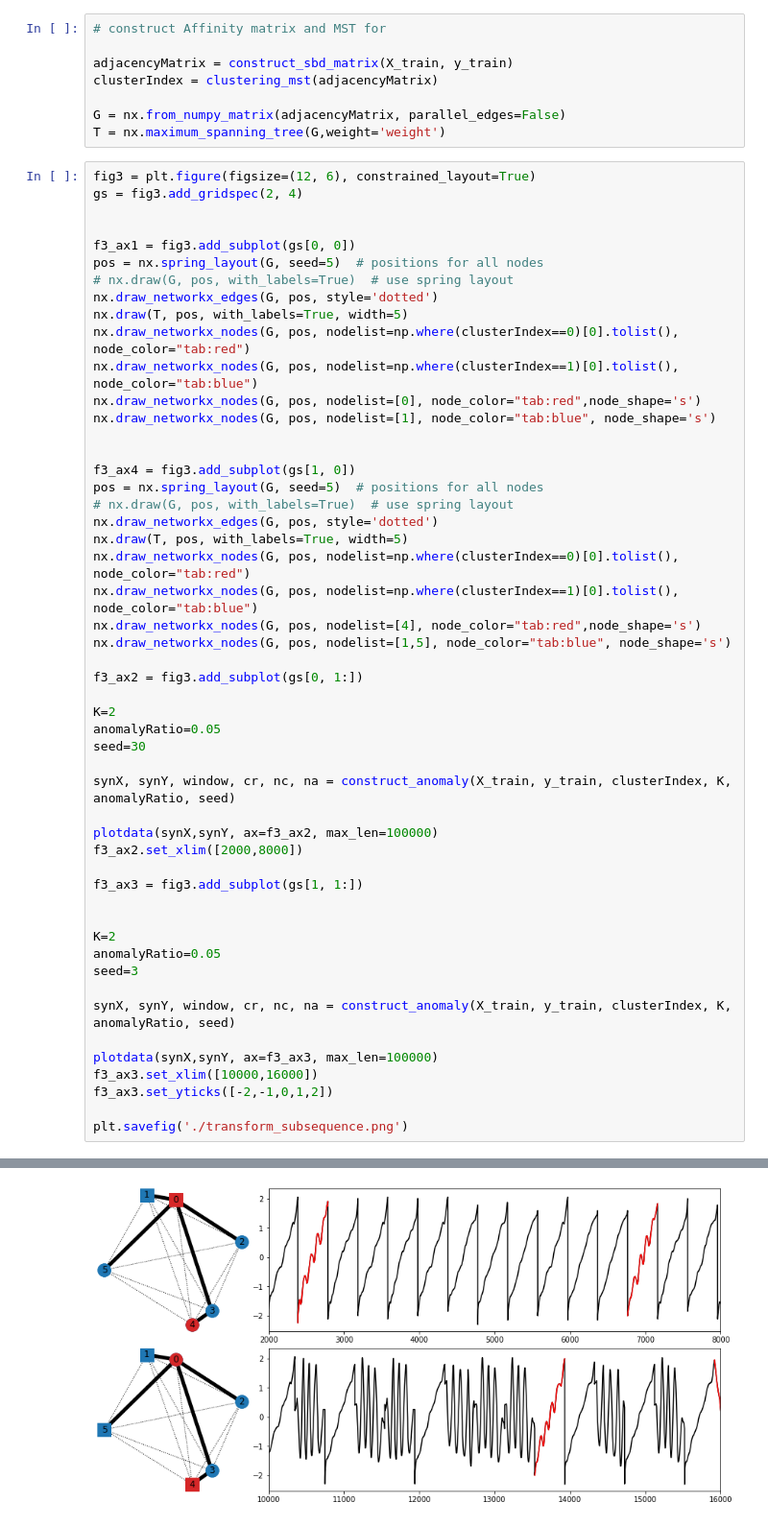
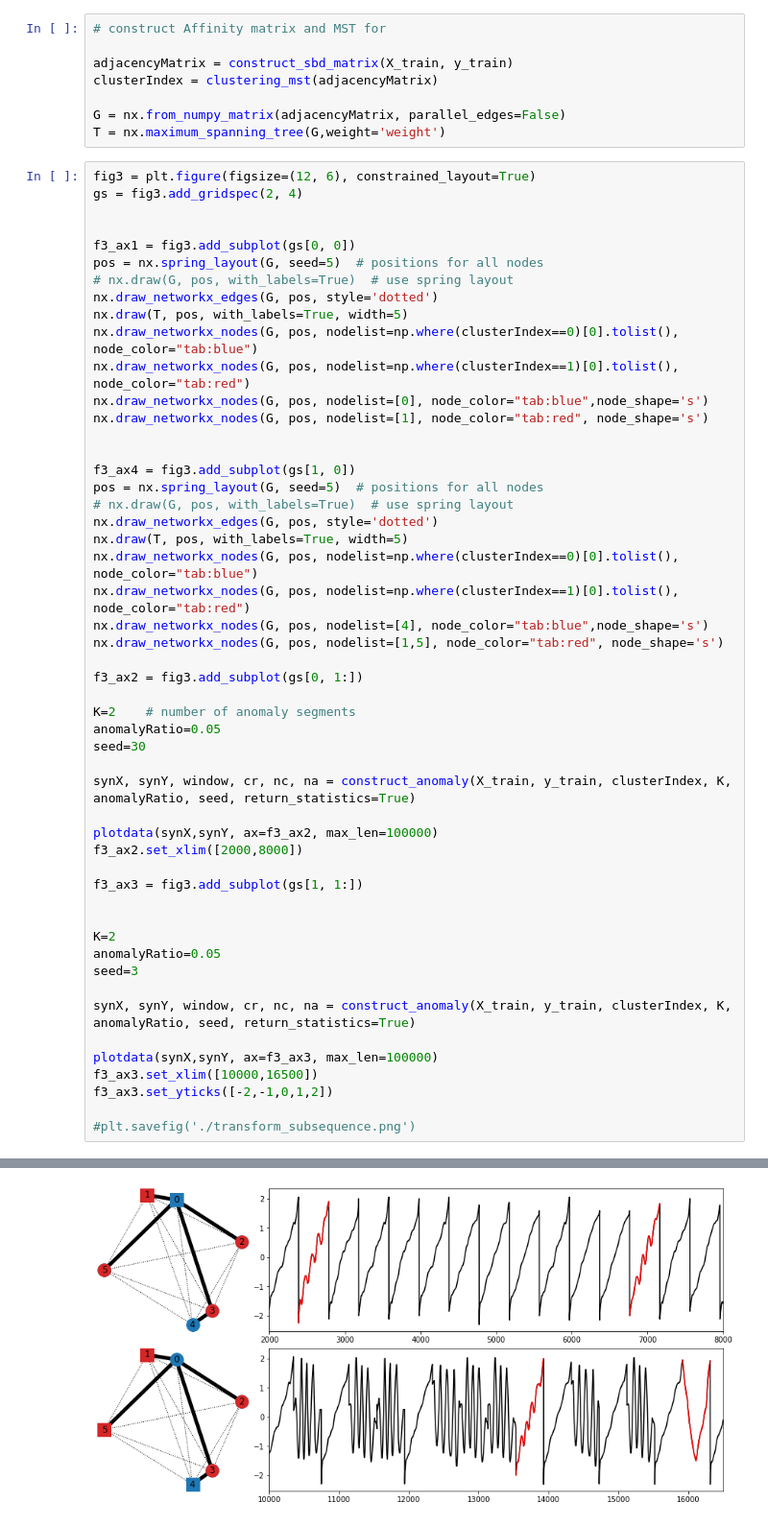
Before and after one commit to TheDatumOrg/TSB-UAD, a Jupyter notebook: test_artificialConstruction.ipynb, the cells around one changed output, grey strips where cells are left out. Shown at 96% size. Saved outputs shown, nothing was run; the diff lists cells and outputs as text.

```diff
--- a/test_artificialConstruction.ipynb
+++ b/test_artificialConstruction.ipynb
@@ -34,10 +34,10 @@ pos = nx.spring_layout(G, seed=5)  # positions for all nodes
 # nx.draw(G, pos, with_labels=True)  # use spring layout
 nx.draw_networkx_edges(G, pos, style='dotted')
 nx.draw(T, pos, with_labels=True, width=5)
-nx.draw_networkx_nodes(G, pos, nodelist=np.where(clusterIndex==0)[0].tolist(), node_color="tab:red")
-nx.draw_networkx_nodes(G, pos, nodelist=np.where(clusterIndex==1)[0].tolist(), node_color="tab:blue")
-nx.draw_networkx_nodes(G, pos, nodelist=[0], node_color="tab:red",node_shape='s')
-nx.draw_networkx_nodes(G, pos, nodelist=[1], node_color="tab:blue", node_shape='s')
+nx.draw_networkx_nodes(G, pos, nodelist=np.where(clusterIndex==0)[0].tolist(), node_color="tab:blue")
+nx.draw_networkx_nodes(G, pos, nodelist=np.where(clusterIndex==1)[0].tolist(), node_color="tab:red")
+nx.draw_networkx_nodes(G, pos, nodelist=[0], node_color="tab:blue",node_shape='s')
+nx.draw_networkx_nodes(G, pos, nodelist=[1], node_color="tab:red", node_shape='s')
 
 
 f3_ax4 = fig3.add_subplot(gs[1, 0])
@@ -45,18 +45,18 @@ pos = nx.spring_layout(G, seed=5)  # positions for all nodes
 # nx.draw(G, pos, with_labels=True)  # use spring layout
 nx.draw_networkx_edges(G, pos, style='dotted')
 nx.draw(T, pos, with_labels=True, width=5)
-nx.draw_networkx_nodes(G, pos, nodelist=np.where(clusterIndex==0)[0].tolist(), node_color="tab:red")
-nx.draw_networkx_nodes(G, pos, nodelist=np.where(clusterIndex==1)[0].tolist(), node_color="tab:blue")
-nx.draw_networkx_nodes(G, pos, nodelist=[4], node_color="tab:red",node_shape='s')
-nx.draw_networkx_nodes(G, pos, nodelist=[1,5], node_color="tab:blue", node_shape='s')
+nx.draw_networkx_nodes(G, pos, nodelist=np.where(clusterIndex==0)[0].tolist(), node_color="tab:blue")
+nx.draw_networkx_nodes(G, pos, nodelist=np.where(clusterIndex==1)[0].tolist(), node_color="tab:red")
+nx.draw_networkx_nodes(G, pos, nodelist=[4], node_color="tab:blue",node_shape='s')
+nx.draw_networkx_nodes(G, pos, nodelist=[1,5], node_color="tab:red", node_shape='s')
 
 f3_ax2 = fig3.add_subplot(gs[0, 1:])
 
-K=2
+K=2    # number of anomaly segments
 anomalyRatio=0.05
 seed=30
 
-synX, synY, window, cr, nc, na = construct_anomaly(X_train, y_train, clusterIndex, K, anomalyRatio, seed)
+synX, synY, window, cr, nc, na = construct_anomaly(X_train, y_train, clusterIndex, K, anomalyRatio, seed, return_statistics=True)
 
 plotdata(synX,synY, ax=f3_ax2, max_len=100000)
 f3_ax2.set_xlim([2000,8000])
@@ -68,11 +68,11 @@ K=2
 anomalyRatio=0.05
 seed=3
 
-synX, synY, window, cr, nc, na = construct_anomaly(X_train, y_train, clusterIndex, K, anomalyRatio, seed)
+synX, synY, window, cr, nc, na = construct_anomaly(X_train, y_train, clusterIndex, K, anomalyRatio, seed, return_statistics=True)
 
 plotdata(synX,synY, ax=f3_ax3, max_len=100000)
-f3_ax3.set_xlim([10000,16000])
+f3_ax3.set_xlim([10000,16500])
 f3_ax3.set_yticks([-2,-1,0,1,2])
 
-plt.savefig('./transform_subsequence.png')
+#plt.savefig('./transform_subsequence.png')
 # %% [output]
@@ -79 +84 @@ plt.savefig('./transform_subsequence.png')
-[figure, old version]
+[figure, new version]
```
Also changed, not shown: parts of 2 cells of this notebook, 57 other files.
